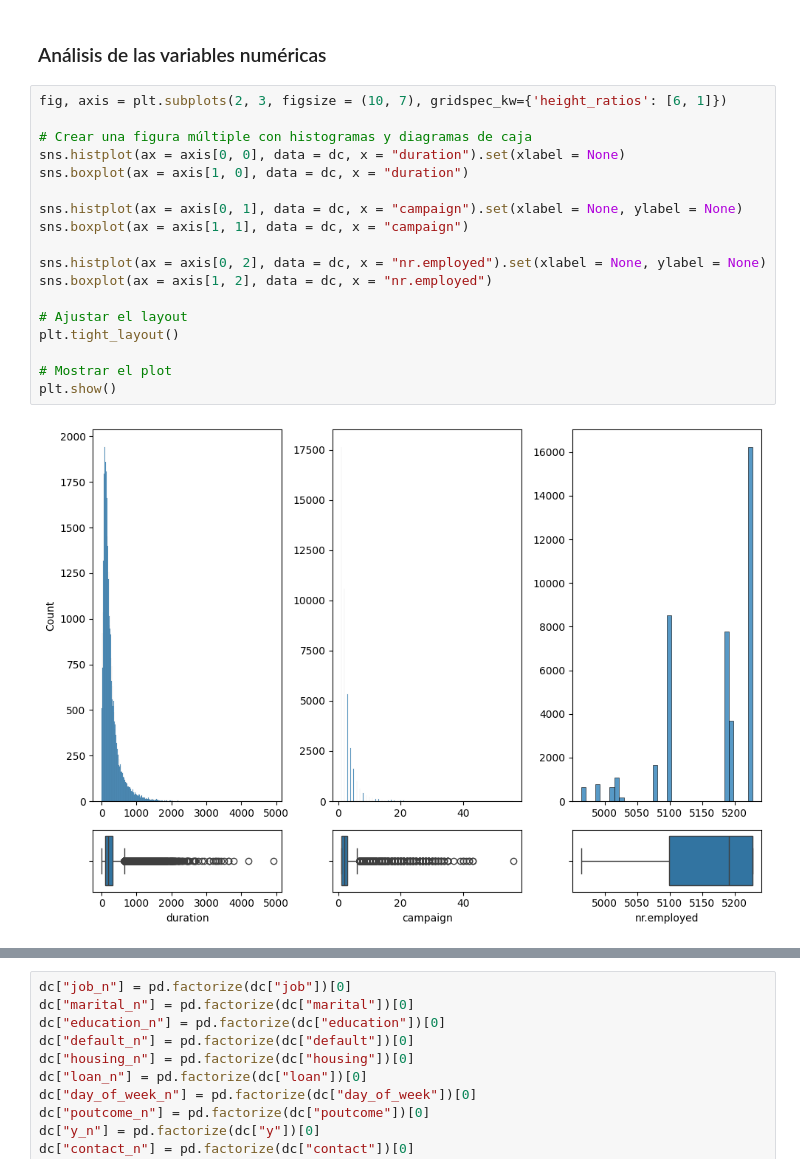
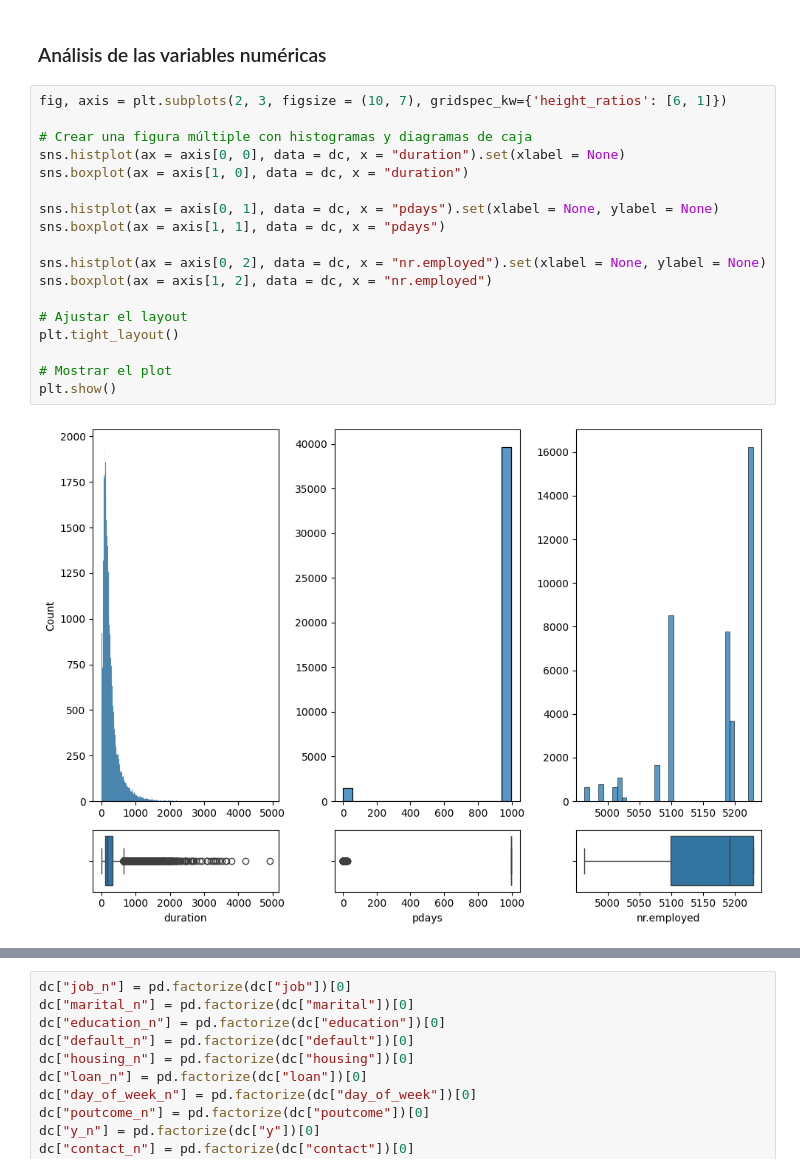
Before and after one commit to Jesuscastanedam/Jesuscastanedam_machine-learning-python-template, a Jupyter notebook: src/explore.ipynb, the cells around one changed output, grey strips where cells are left out. Saved outputs shown, nothing was run; the diff lists cells and outputs as text.

```diff
--- a/src/explore.ipynb
+++ b/src/explore.ipynb
@@ -161,20 +161,20 @@ plt.show()
 # %%
 fig, axis = plt.subplots(2, 3, figsize = (10, 7), gridspec_kw={'height_ratios': [6, 1]})
 
 # Crear una figura múltiple con histogramas y diagramas de caja
 sns.histplot(ax = axis[0, 0], data = dc, x = "duration").set(xlabel = None)
 sns.boxplot(ax = axis[1, 0], data = dc, x = "duration")
 
-sns.histplot(ax = axis[0, 1], data = dc, x = "campaign").set(xlabel = None, ylabel = None)
-sns.boxplot(ax = axis[1, 1], data = dc, x = "campaign")
+sns.histplot(ax = axis[0, 1], data = dc, x = "pdays").set(xlabel = None, ylabel = None)
+sns.boxplot(ax = axis[1, 1], data = dc, x = "pdays")
 
 sns.histplot(ax = axis[0, 2], data = dc, x = "nr.employed").set(xlabel = None, ylabel = None)
 sns.boxplot(ax = axis[1, 2], data = dc, x = "nr.employed")
 
 # Ajustar el layout
 plt.tight_layout()
 
 # Mostrar el plot
 plt.show()
 # %% [output]
-[figure, old version]
+[figure, new version]
```
Also changed, not shown: parts of 28 cells of this notebook.
